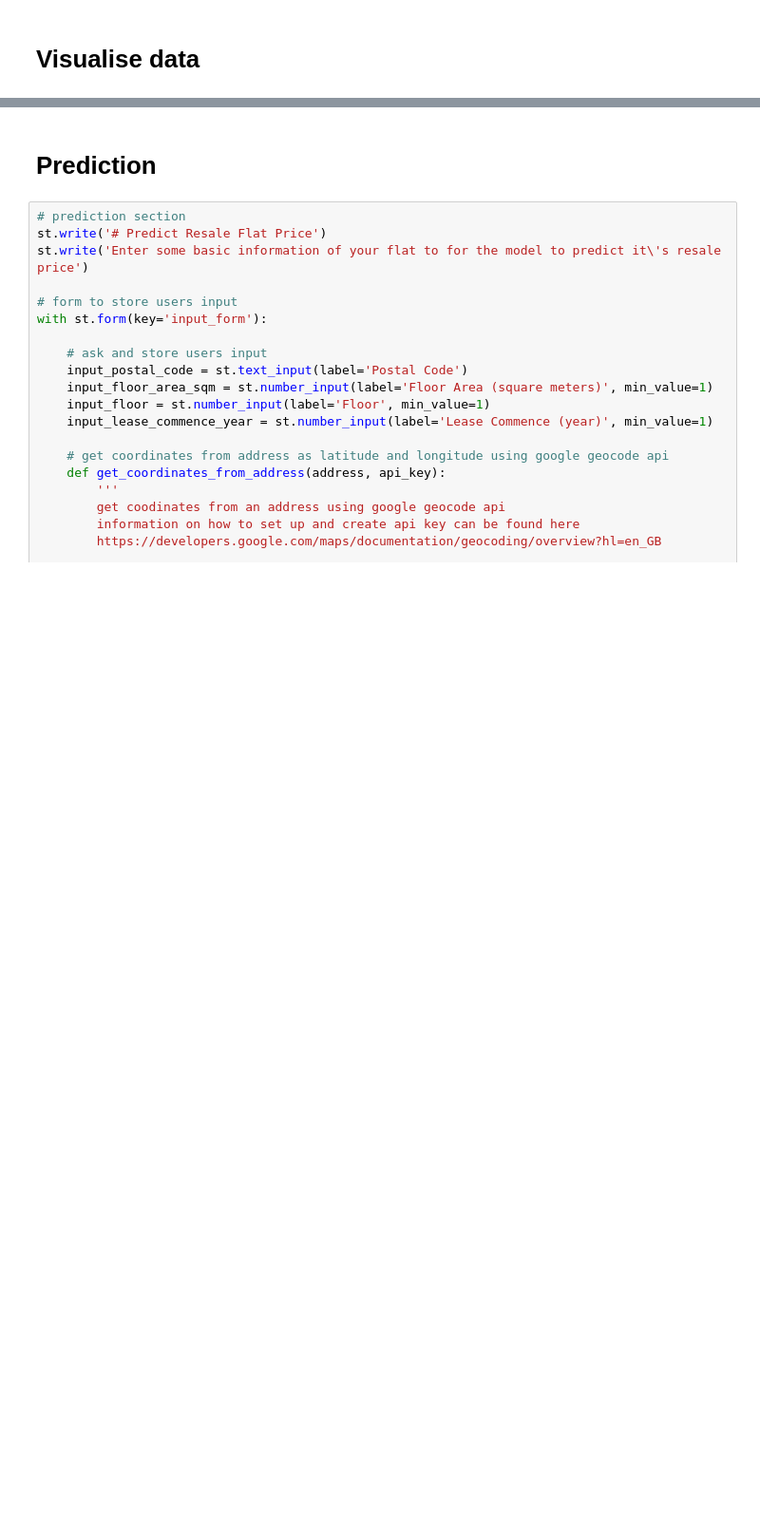
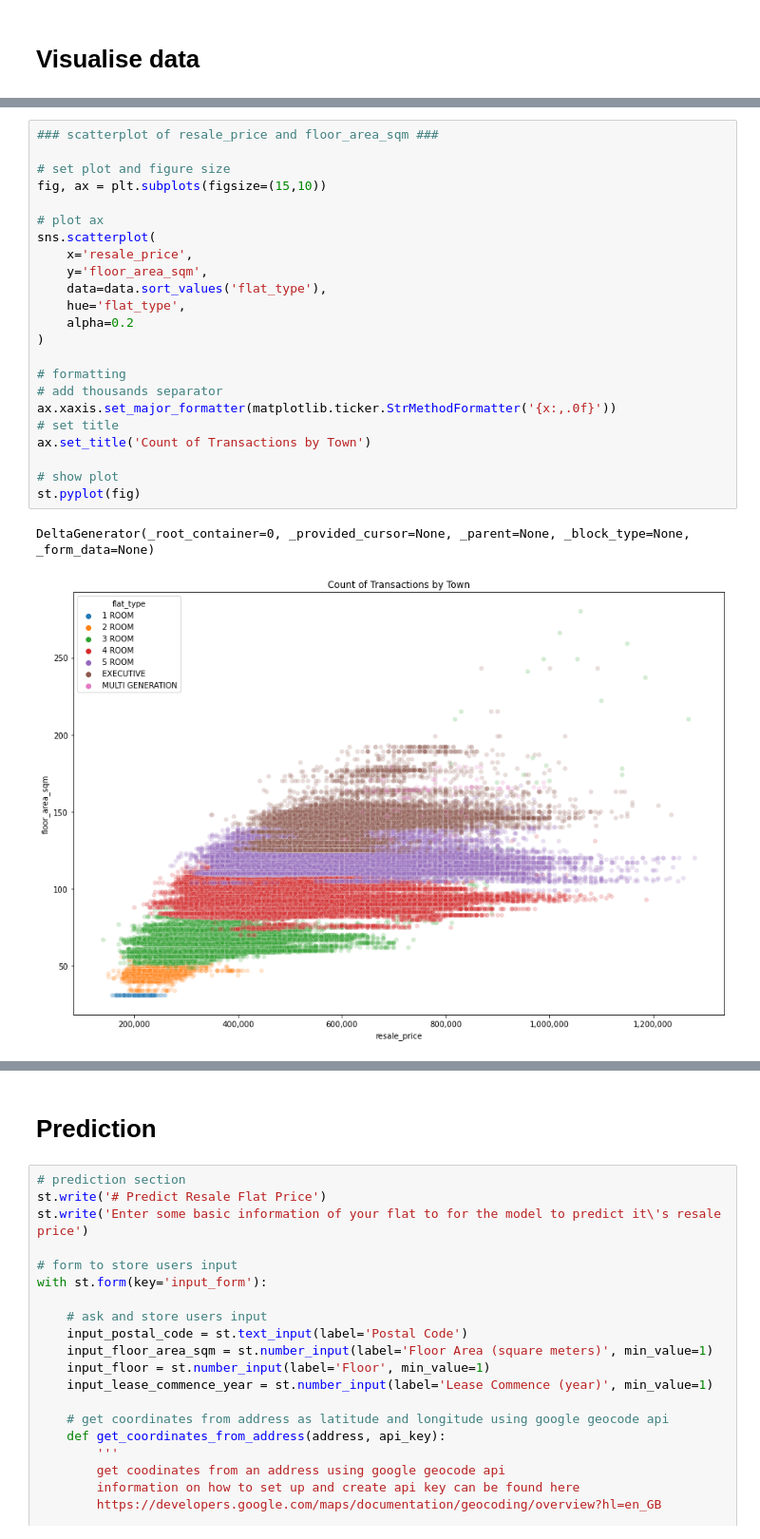
Before and after one commit to carolinedlu/streamlit_resale_flat_prices, a Jupyter notebook: streamlit_resale_flat_prices_app.ipynb, the cells around one changed output, grey strips where cells are left out. Shown at 95% size. Drawn from its saved outputs; the diff is of its cells as text; blank space fills up the shorter version.

```diff
--- a/streamlit_resale_flat_prices_app.ipynb
+++ b/streamlit_resale_flat_prices_app.ipynb
@@ -170 +255,27 @@ data = data.loc[(data['year_month'] >= latest_year+'-01-01')]
+# %%
+### scatterplot of resale_price and floor_area_sqm ###
+
+# set plot and figure size
+fig, ax = plt.subplots(figsize=(15,10))
+
+# plot ax
+sns.scatterplot(
+    x='resale_price',
+    y='floor_area_sqm',
+    data=data.sort_values('flat_type'),
+    hue='flat_type',
+    alpha=0.2
+)
+
+# formatting
+# add thousands separator
+ax.xaxis.set_major_formatter(matplotlib.ticker.StrMethodFormatter('{x:,.0f}'))
+# set title
+ax.set_title('Count of Transactions by Town')
+
+# show plot
+st.pyplot(fig)
+# %% [output]
+DeltaGenerator(_root_container=0, _provided_cursor=None, _parent=None, _block_type=None, _form_data=None)
+[figure, added]
 # %%
```
Also changed, not shown: parts of 13 cells of this notebook.
